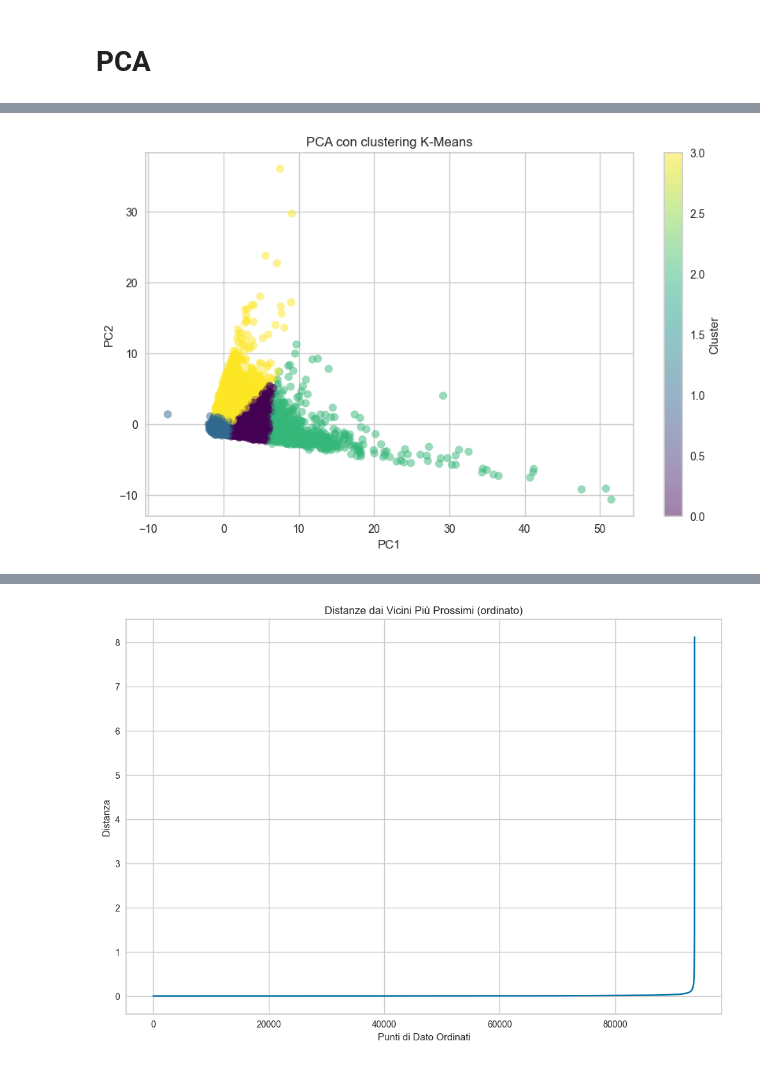
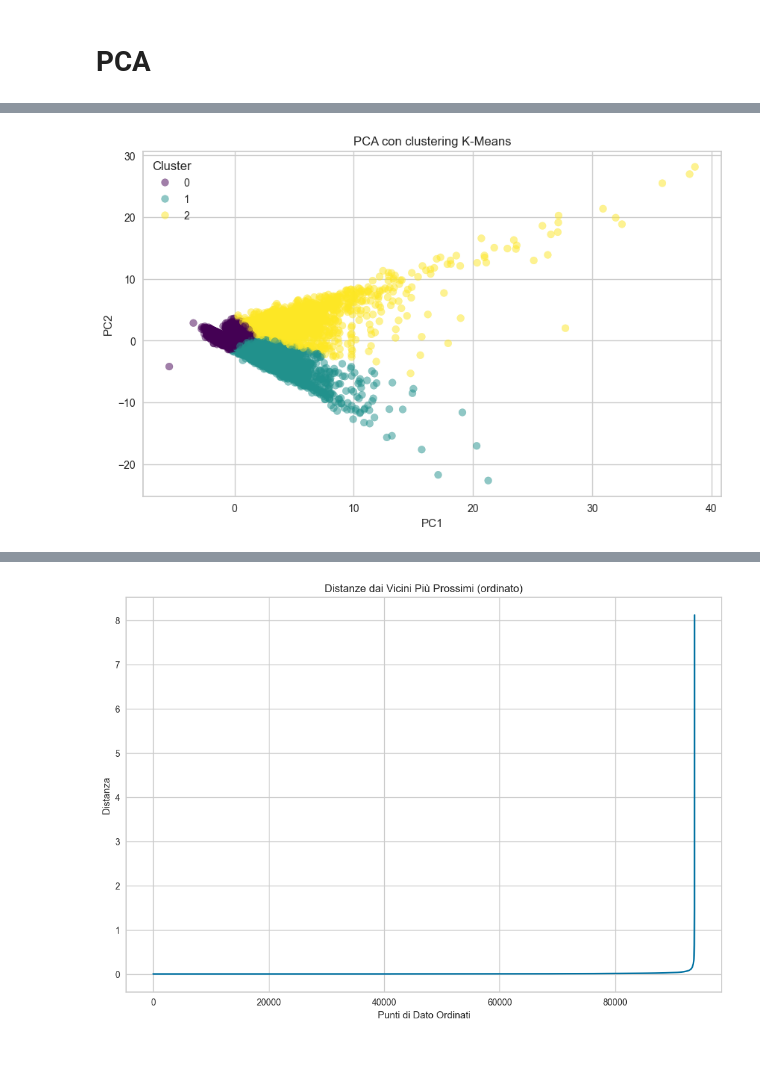
Before and after one commit to Walter-Di-Sabatino/Time-Series-Data-Science-Project, a Jupyter notebook: multi_d_clustering.ipynb, the cells around one changed output, grey strips where cells are left out. Drawn from its saved outputs; the diff is of its cells as text; code cells hidden in the pictures.

Commit message:
Modifiche clustering

```diff
--- a/multi_d_clustering.ipynb
+++ b/multi_d_clustering.ipynb
@@ -50,6 +51,9 @@ Index(['OP_CARRIER', 'OP_CARRIER_FL_NUM', 'ORIGIN', 'DEST', 'CRS_DEP_TIME',
       dtype='object')
 # %%
-data = df[(df['CANCELLED'] == 0) & (df['DIVERTED'] == 0)][['DEP_DELAY', 'ARR_DELAY', 'TAXI_OUT', 'TAXI_IN']].fillna(0)
+filtered_data = df[(df['CANCELLED'] == 0) & (df['DIVERTED'] == 0)]
+data = filtered_data[['DEP_DELAY', 'ARR_DELAY',
+                    'TAXI_OUT', 'TAXI_IN',
+                    'ACT_TO_CRS_RATIO']].fillna(0)
 # %%
 # Standardizzazione dei dati
 scaler = StandardScaler()
@@ -59,7 +63,7 @@ data_scaled = scaler.fit_transform(data)
 model = KMeans(random_state=42)
 
 # Utilizzo di KElbowVisualizer per determinare il numero ottimale di cluster
-visualizer = KElbowVisualizer(model, k=(1, 10), metric='distortion', timings=True)
+visualizer = KElbowVisualizer(model, k=(1, 11), metric='distortion', timings=True)
 
 # Fit dei dati e visualizzazione del grafico
 visualizer.fit(data_scaled)
@@ -86,17 +108,17 @@ pca = PCA(n_components=2)  # Sostituisci 2 con il numero di componenti che vuoi
 pca_result = pca.fit_transform(data_scaled)
 # %%
 # Applica K-Means ai risultati della PCA
-kmeans = KMeans(n_clusters=4, random_state=0)  # Imposta n_clusters al numero desiderato
+kmeans = KMeans(n_clusters=3, random_state=0)  # Imposta n_clusters al numero desiderato
 kmeans.fit(pca_result)
 clusters = kmeans.predict(pca_result)
 # %%
 # Visualizza il grafico della PCA con i cluster di K-Means
 plt.figure(figsize=(10, 6))
-plt.scatter(pca_result[:, 0], pca_result[:, 1], c=clusters, cmap='viridis', alpha=0.5)
+scatter = plt.scatter(pca_result[:, 0], pca_result[:, 1], c=clusters, cmap='viridis', alpha=0.5)
 plt.xlabel('PC1')
 plt.ylabel('PC2')
 plt.title('PCA con clustering K-Means')
-plt.colorbar(label='Cluster')
+plt.legend(*scatter.legend_elements(), title="Cluster", loc='best')
 plt.show()
 # %% [output]
-[figure, old version]
+[figure, new version]
```
Also changed, not shown: parts of 13 cells of this notebook, 2 other files.
